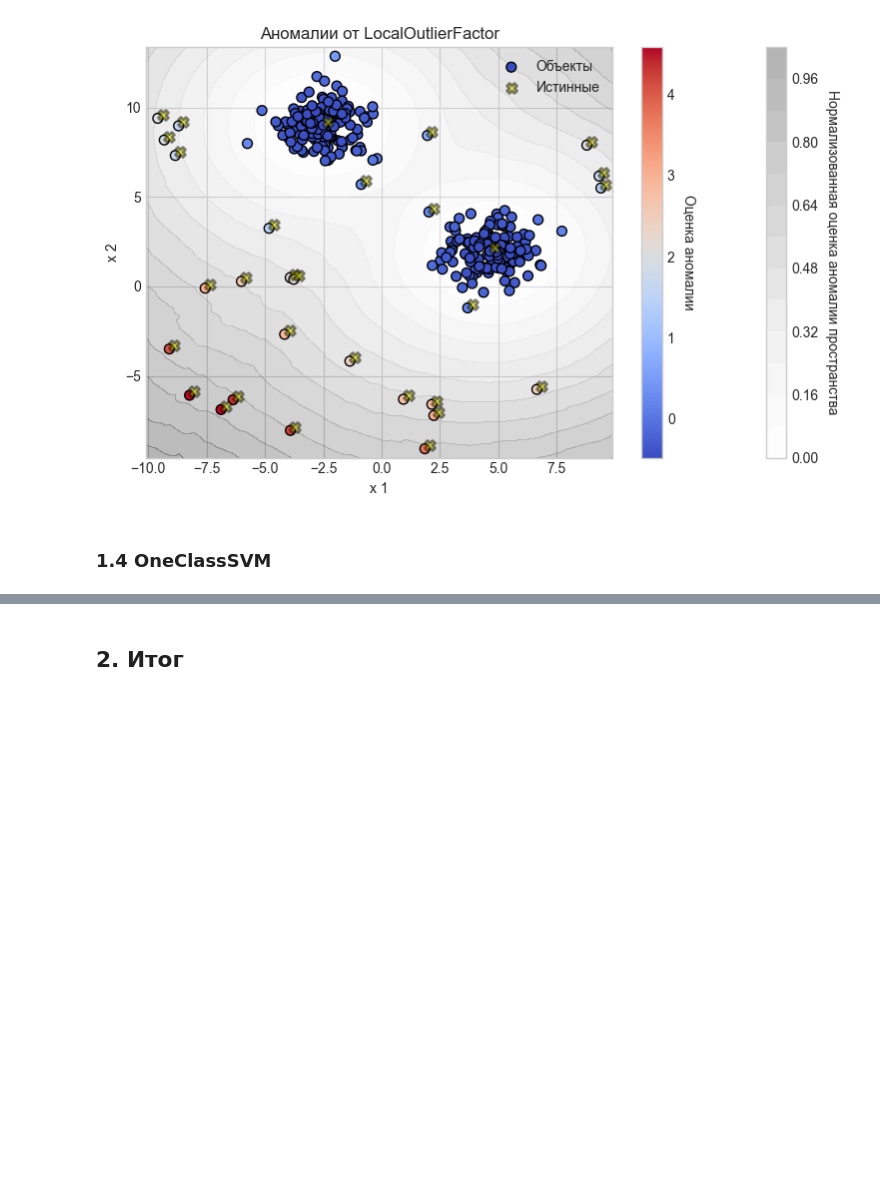
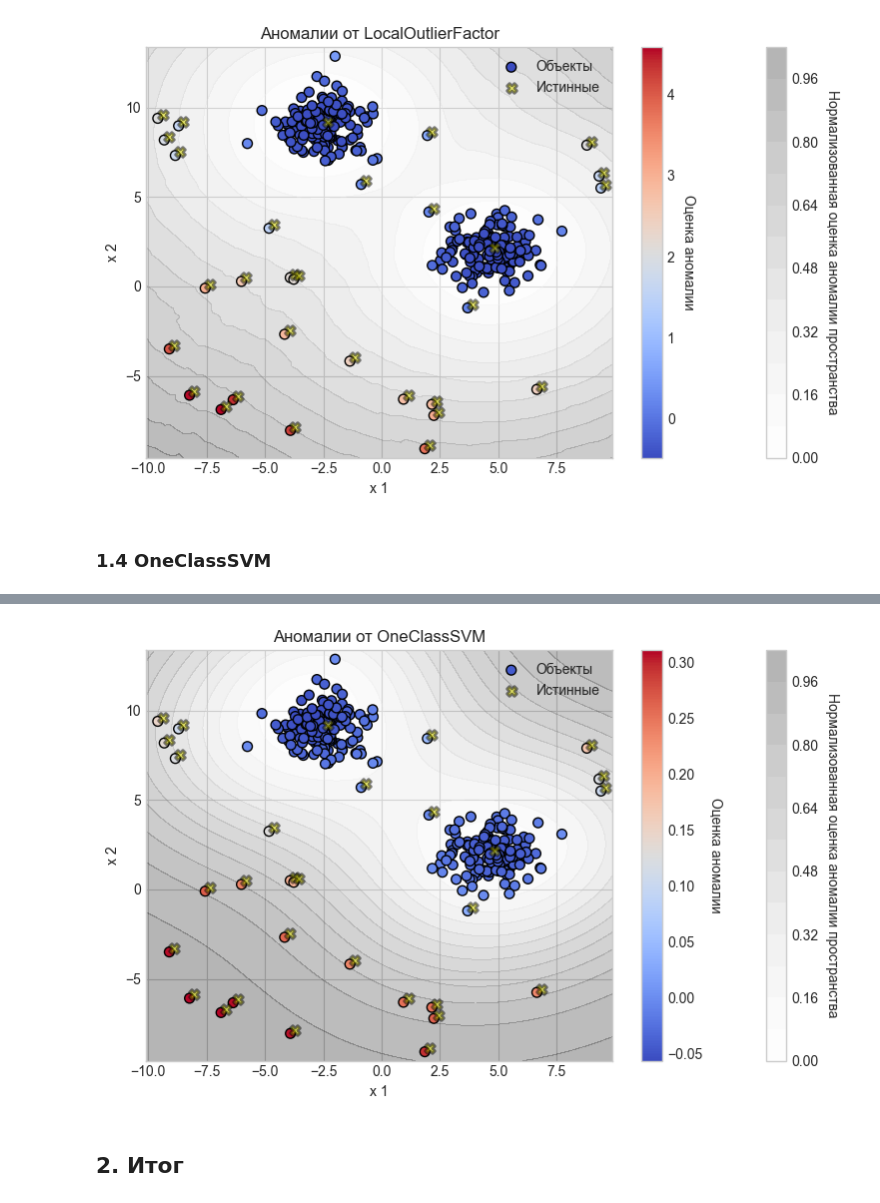
Before and after one commit to Aliaksandr-Borsuk/anomaly_detection_project, a Jupyter notebook: notebooks/1_Classical_ML/1_01_sinthetic_data.ipynb, the cells around one changed output, grey strips where cells are left out. Saved outputs shown, nothing was run; the diff lists cells and outputs as text; code cells hidden in the pictures; blank space fills up the shorter version.

```diff
--- a/notebooks/1_Classical_ML/1_01_sinthetic_data.ipynb
+++ b/notebooks/1_Classical_ML/1_01_sinthetic_data.ipynb
@@ -458,3 +534,7 @@ plot_anomaly_field(X, grid_ocsvm, y_true=y, model_name = 'OneClassSVM') #,show_s
+# %%
+plot_anomaly_field(X, my_grid_ocsvm, y_true=y, model_name = 'OneClassSVM',show_scores=True )
+# %% [output]
+[figure, added]
 # %% [markdown]
 ## 2. Итог
 # %% [markdown]
```
Also changed, not shown: parts of 14 cells of this notebook, 1 other file.
